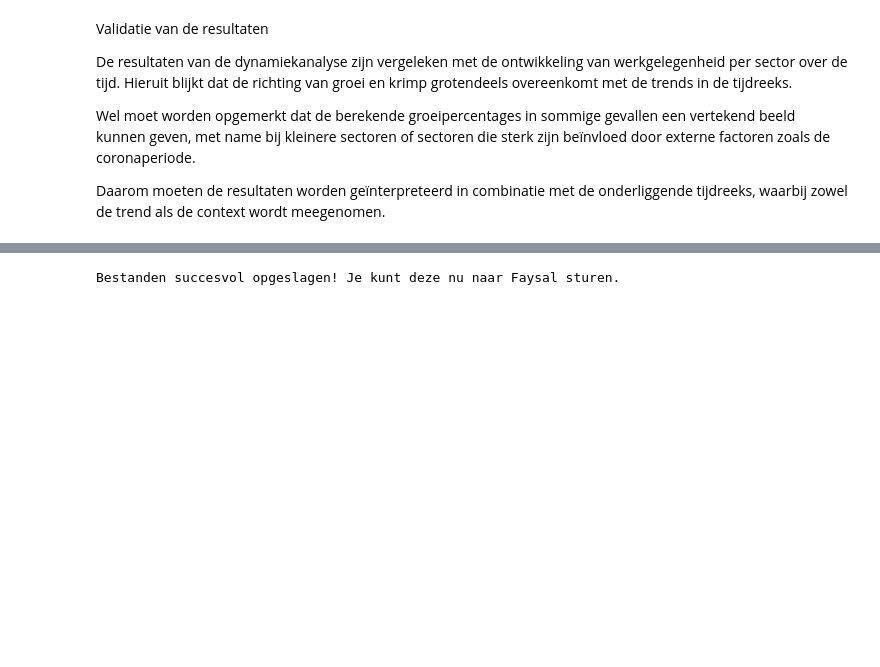
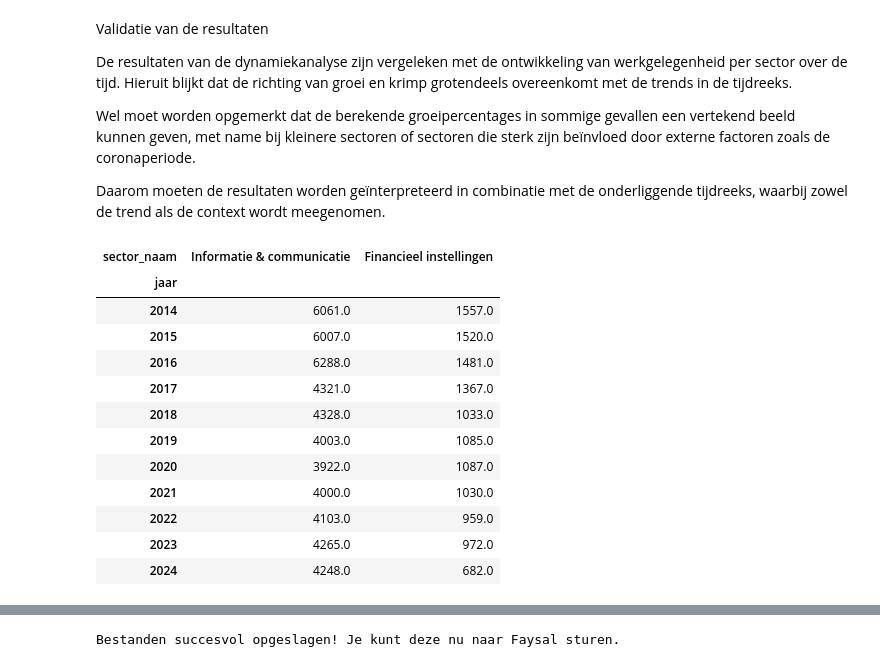
Before and after one commit to Ismael-991/Werkgelegenheid_Provincie_Flevoland, a Jupyter notebook: Notebooks/Individual/Ismael_Notebook.ipynb, the cells around one changed output, grey strips where cells are left out. Saved outputs shown, nothing was run; the diff lists cells and outputs as text; code cells hidden in the pictures; blank space fills up the shorter version.

```diff
--- a/Notebooks/Individual/Ismael_Notebook.ipynb
+++ b/Notebooks/Individual/Ismael_Notebook.ipynb
@@ -606,3 +606,19 @@ De resultaten van de dynamiekanalyse zijn vergeleken met de ontwikkeling van wer
 Wel moet worden opgemerkt dat de berekende groeipercentages in sommige gevallen een vertekend beeld kunnen geven, met name bij kleinere sectoren of sectoren die sterk zijn beïnvloed door externe factoren zoals de coronaperiode.
 
 Daarom moeten de resultaten worden geïnterpreteerd in combinatie met de onderliggende tijdreeks, waarbij zowel de trend als de context wordt meegenomen.
+# %%
+pivot_df[['Informatie & communicatie', 'Financieel instellingen']]
+# %% [output]
+| sector_naam | Informatie & communicatie | Financieel instellingen |
+| jaar |  |  |
+| 2014 | 6061.0 | 1557.0 |
+| 2015 | 6007.0 | 1520.0 |
+| 2016 | 6288.0 | 1481.0 |
+| 2017 | 4321.0 | 1367.0 |
+| 2018 | 4328.0 | 1033.0 |
+| 2019 | 4003.0 | 1085.0 |
+| 2020 | 3922.0 | 1087.0 |
+| 2021 | 4000.0 | 1030.0 |
+| 2022 | 4103.0 | 959.0 |
+| 2023 | 4265.0 | 972.0 |
+| 2024 | 4248.0 | 682.0 |
```
Also changed, not shown: parts of 4 cells of this notebook.
